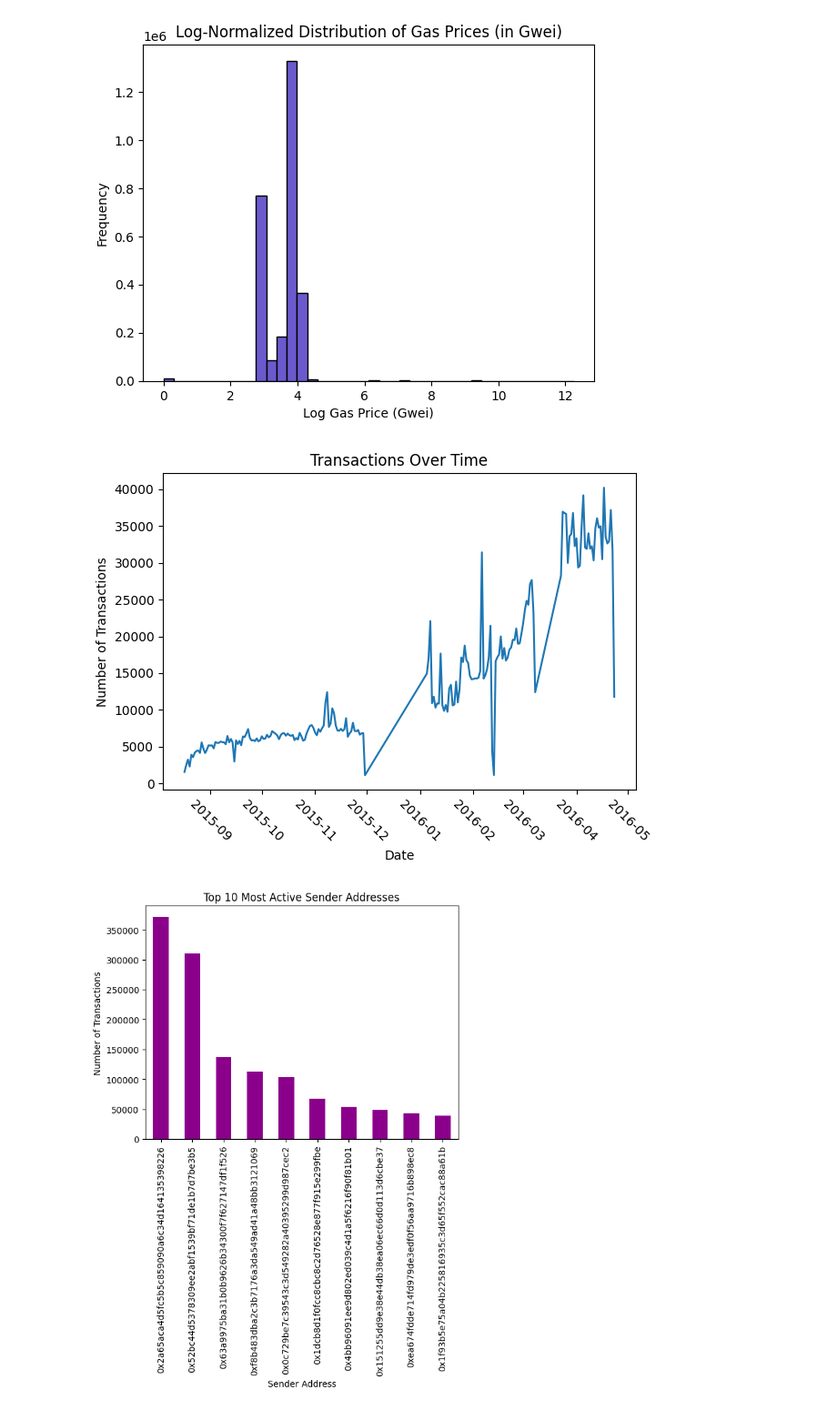
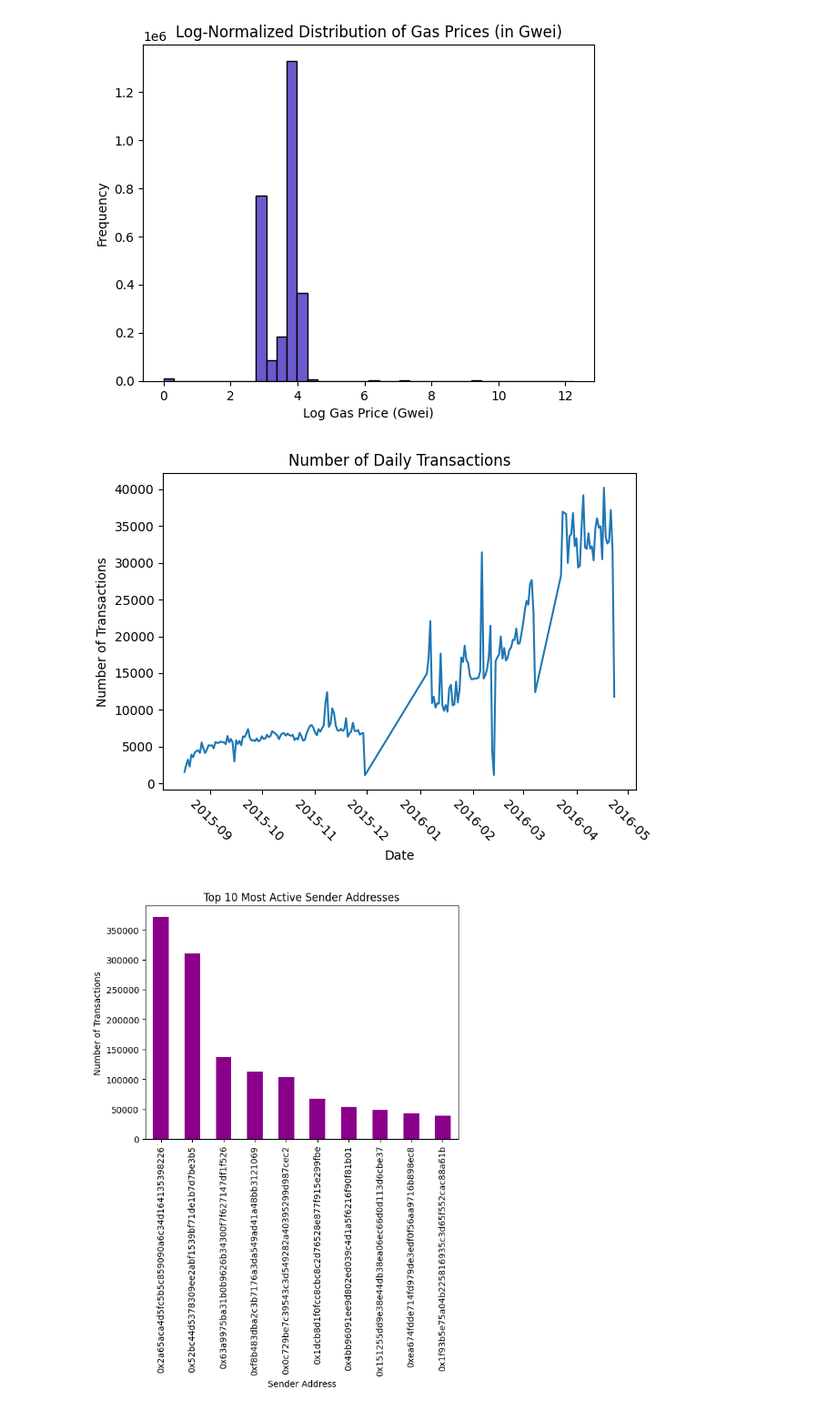
Before and after one commit to DataBuffs/detecting-ethereum-fraud, a Jupyter notebook: main.ipynb, the cells around one changed output. Shown at 91% size. Saved outputs shown, nothing was run; the diff lists cells and outputs as text; code cells hidden in the pictures.

```diff
--- a/main.ipynb
+++ b/main.ipynb
@@ -382,19 +382,19 @@ plt.show()
 # %%
 # Convert timestamp to datetime for better readability
 df['datetime'] = pd.to_datetime(df['block_timestamp'], unit='s')
 
 # Group by date and count transactions per day
 transactions_per_day = df.groupby(df['datetime'].dt.date).size()
 
 # Plot transactions over time with diagonal date labels
-transactions_per_day.plot(title='Transactions Over Time')
+transactions_per_day.plot(title='Number of Daily Transactions')
 plt.xlabel('Date')
 plt.ylabel('Number of Transactions')
 plt.xticks(rotation=-45)  # Rotate x-axis labels by 45 degrees
 plt.tight_layout()       # Adjust layout to prevent clipping
 plt.show()
 # %% [output]
-[figure, old version]
+[figure, new version]
 # %%
 # Most active sender addresses
 top_senders = df['from_address'].value_counts().head(10)
```
Also changed, not shown: parts of 5 cells of this notebook.
